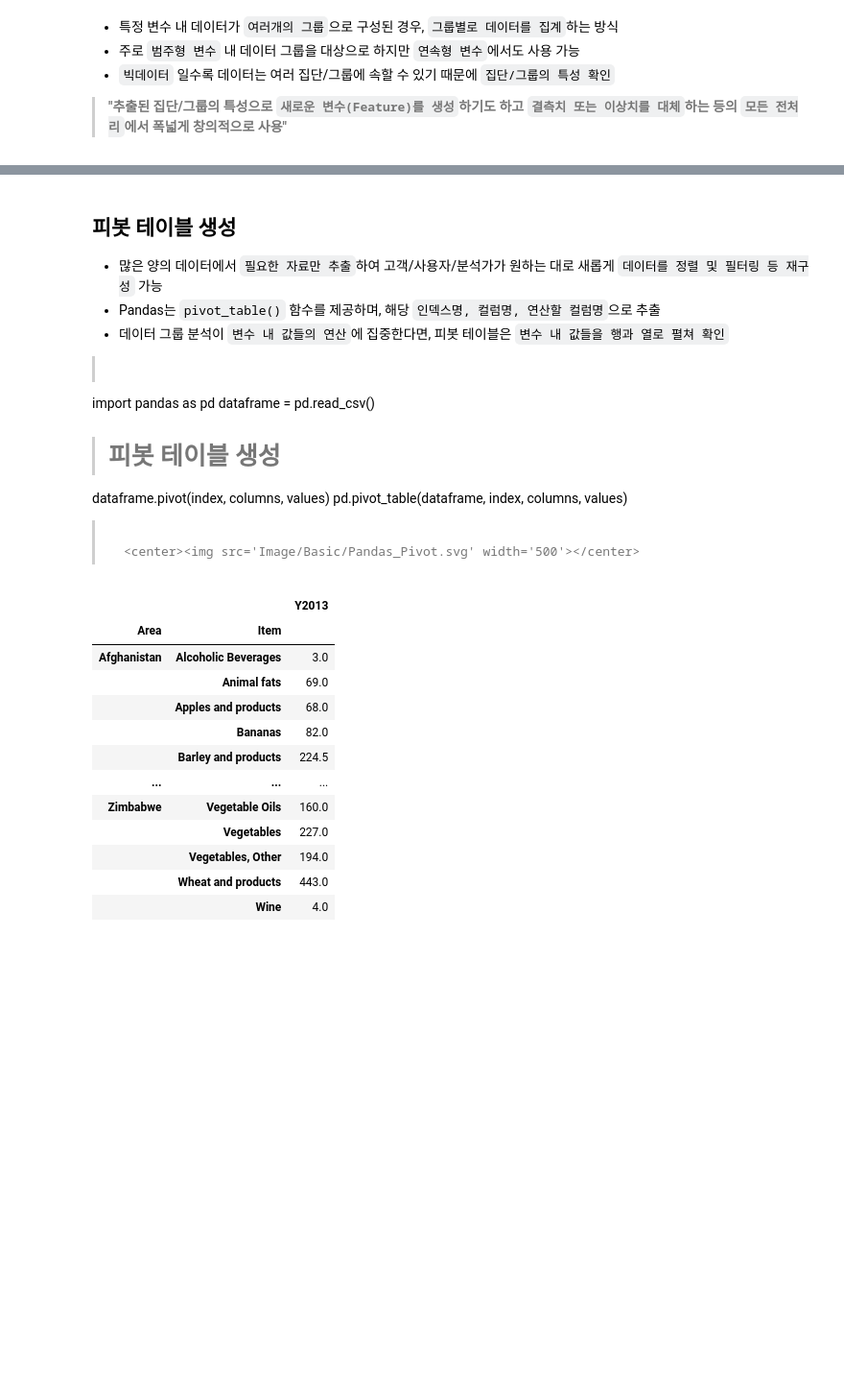
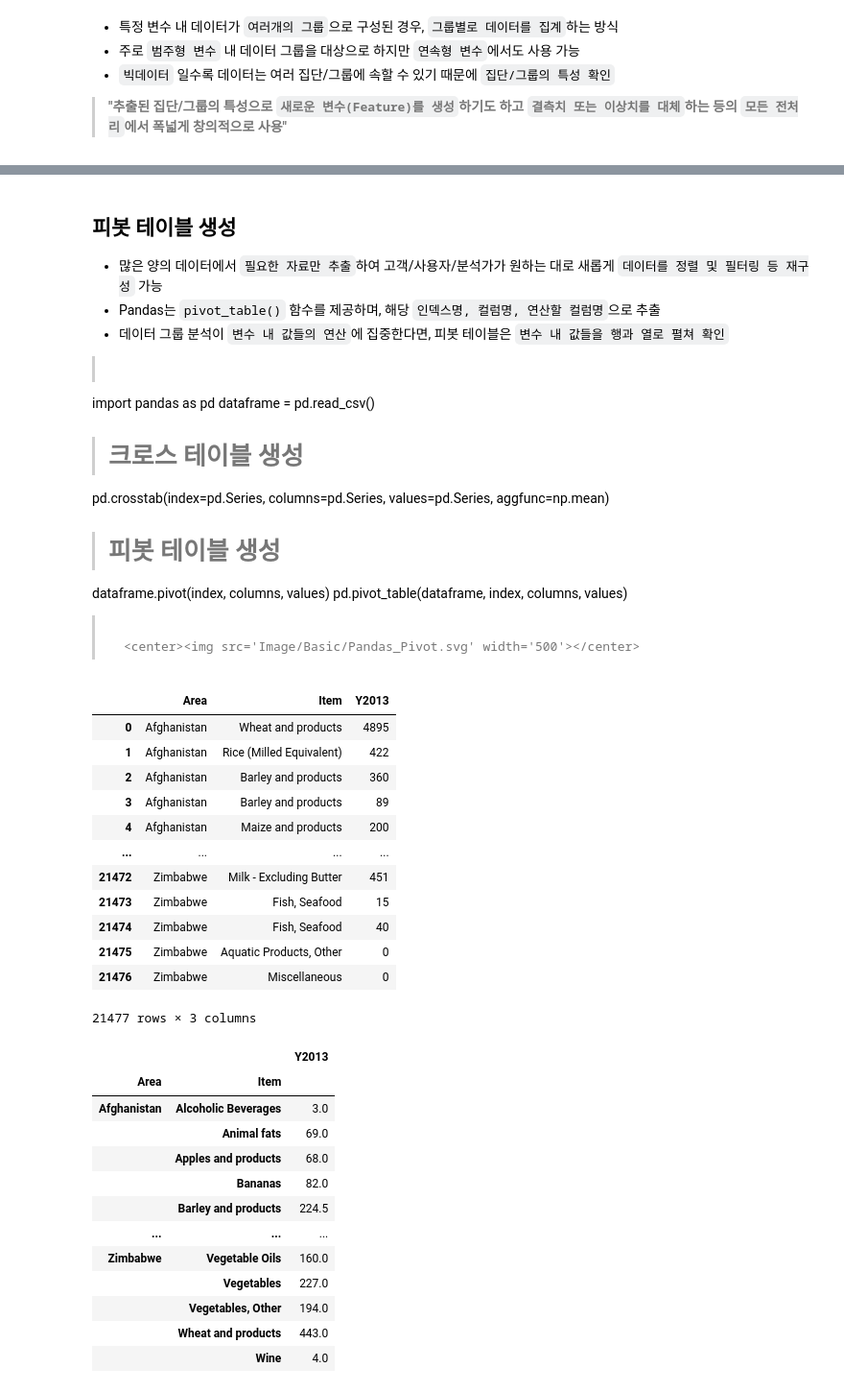
Before and after one commit to thekimk/All-About-Financial-Data-Science, a Jupyter notebook: Practice2-1_DataAnalysis_Preprocessing_KK.ipynb, the cells around one changed output, grey strips where cells are left out. Shown: that part at 96% size. Cells and saved outputs as stored; diff of their text form; code cells hidden in the pictures; blank space fills up the shorter version.

```diff
--- a/Practice2-1_DataAnalysis_Preprocessing_KK.ipynb
+++ b/Practice2-1_DataAnalysis_Preprocessing_KK.ipynb
@@ -1190,6 +1262,10 @@ df.groupby(['Area']).agg(Item_count=pd.NamedAgg(column='Item', aggfunc=np.count_
 import pandas as pd
 dataframe = pd.read_csv()
 >
+># 크로스 테이블 생성
+pd.crosstab(index=pd.Series, columns=pd.Series,
+            values=pd.Series, aggfunc=np.mean)
+>
 ># 피봇 테이블 생성
 dataframe.pivot(index, columns, values)
 pd.pivot_table(dataframe, index, columns, values)
@@ -1201,6 +1277,23 @@ pd.pivot_table(dataframe, index, columns, values)
 # # 행과 열 값이 중복된 값이 없이 unique 값이 되도록 주의
 # display(df)
 # df.pivot(index='Area', columns='Item', values='Y2013')
+# %%
+# 행과 열 값이 중복된 값이 없이 unique 값이 되도록 주의
+df[['Area', 'Item', 'Y2013']]
+# %% [output]
+|  | Area | Item | Y2013 |
+| 0 | Afghanistan | Wheat and products | 4895 |
+| 1 | Afghanistan | Rice (Milled Equivalent) | 422 |
+| 2 | Afghanistan | Barley and products | 360 |
+| 3 | Afghanistan | Barley and products | 89 |
+| 4 | Afghanistan | Maize and products | 200 |
+| ... | ... | ... | ... |
+| 21472 | Zimbabwe | Milk - Excluding Butter | 451 |
+| 21473 | Zimbabwe | Fish, Seafood | 15 |
+| 21474 | Zimbabwe | Fish, Seafood | 40 |
+| 21475 | Zimbabwe | Aquatic Products, Other | 0 |
+| 21476 | Zimbabwe | Miscellaneous | 0 |
+21477 rows × 3 columns
 # %%
 # 행과 열 값이 중복된 값이 없이 unique 값만 groupby 함수로 변환
 df.groupby(['Area', 'Item'])[['Y2013']].mean()
```
Also changed, not shown: parts of 29 cells of this notebook, 13 other files.
